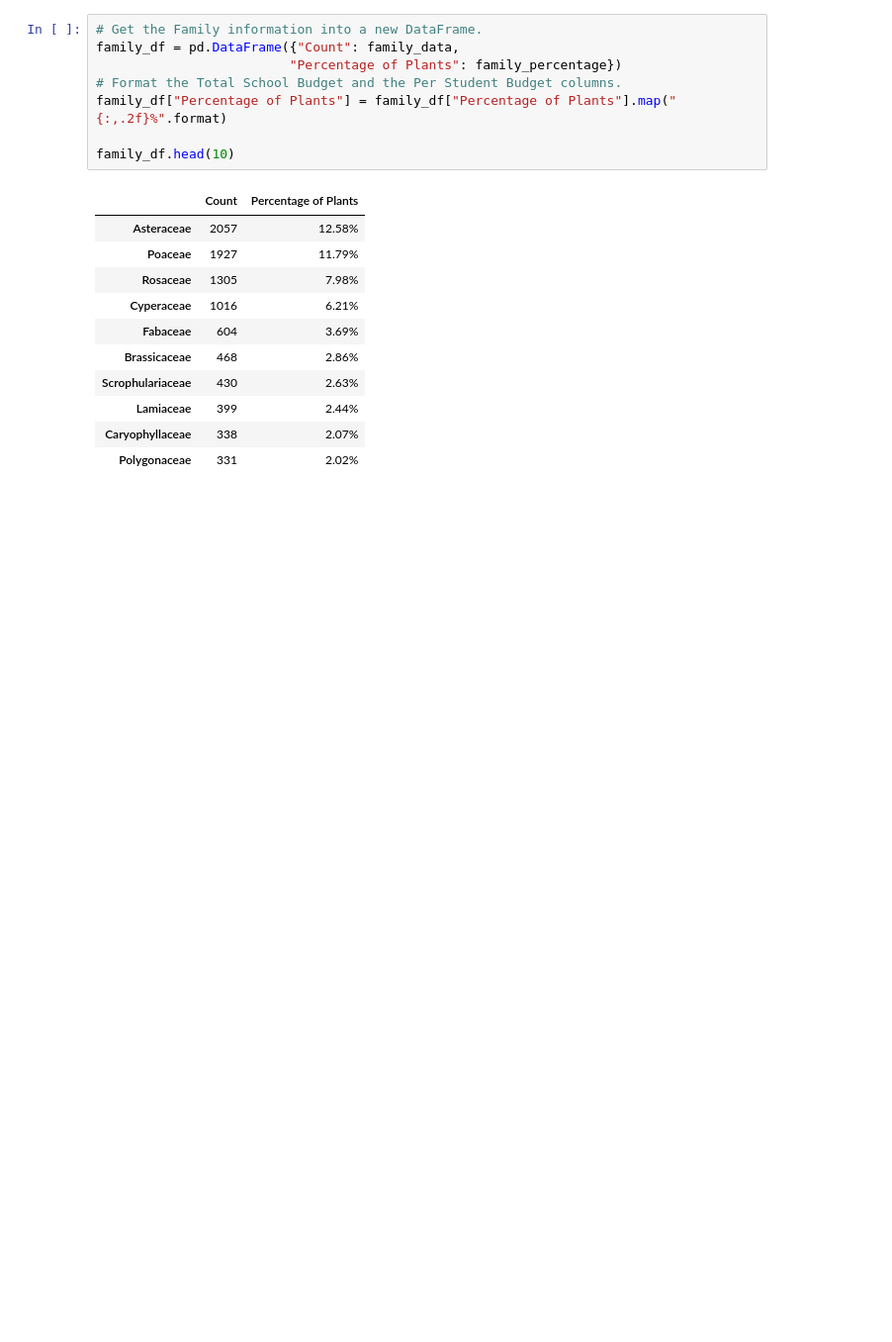
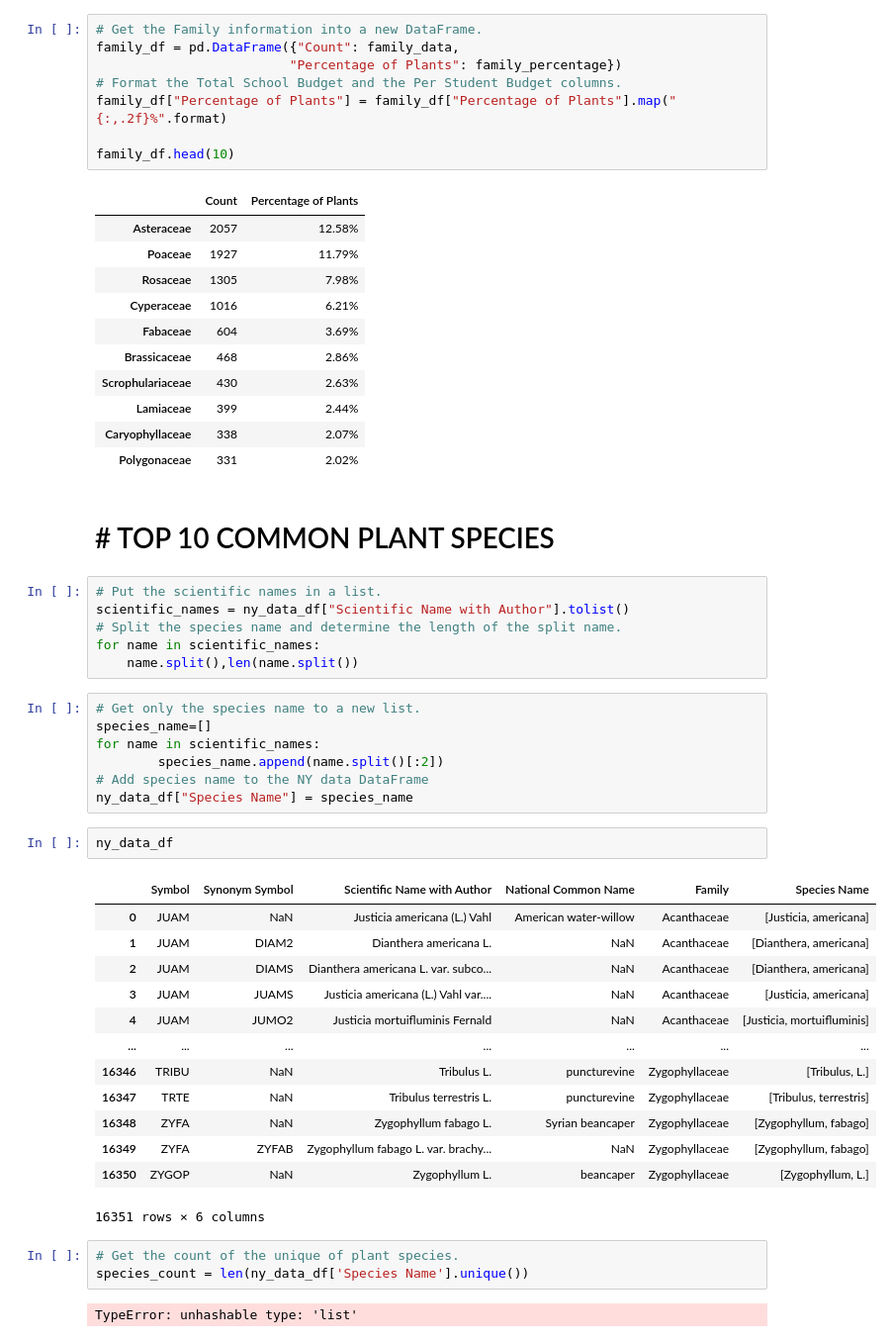
Before and after one commit to RuthLD/State_Plant_Analysis, a Jupyter notebook: State_Analysis_NY.ipynb, the cells around one changed output. Shown at 99% size. Cells and saved outputs as stored; diff of their text form; blank space fills up the shorter version.

Commit message:
Working on species info.

```diff
--- a/State_Analysis_NY.ipynb
+++ b/State_Analysis_NY.ipynb
@@ -127,3 +99,39 @@ family_df.head(10)
 | Lamiaceae | 399 | 2.44% |
 | Caryophyllaceae | 338 | 2.07% |
 | Polygonaceae | 331 | 2.02% |
+# %% [markdown]
+# # TOP 10 COMMON PLANT SPECIES
+# %%
+# Put the scientific names in a list.
+scientific_names = ny_data_df["Scientific Name with Author"].tolist()
+# Split the species name and determine the length of the split name.
+for name in scientific_names:
+    name.split(),len(name.split())
+# %%
+# Get only the species name to a new list.
+species_name=[]
+for name in scientific_names:
+        species_name.append(name.split()[:2])
+# Add species name to the NY data DataFrame
+ny_data_df["Species Name"] = species_name
+# %%
+ny_data_df
+# %% [output]
+|  | Symbol | Synonym Symbol | Scientific Name with Author | National Common Name | Family | Species Name |
+| 0 | JUAM | NaN | Justicia americana (L.) Vahl | American water-willow | Acanthaceae | [Justicia, americana] |
+| 1 | JUAM | DIAM2 | Dianthera americana L. | NaN | Acanthaceae | [Dianthera, americana] |
+| 2 | JUAM | DIAMS | Dianthera americana L. var. subco... | NaN | Acanthaceae | [Dianthera, americana] |
+| 3 | JUAM | JUAMS | Justicia americana (L.) Vahl var.... | NaN | Acanthaceae | [Justicia, americana] |
+| 4 | JUAM | JUMO2 | Justicia mortuifluminis Fernald | NaN | Acanthaceae | [Justicia, mortuifluminis] |
+| ... | ... | ... | ... | ... | ... | ... |
+| 16346 | TRIBU | NaN | Tribulus L. | puncturevine | Zygophyllaceae | [Tribulus, L.] |
+| 16347 | TRTE | NaN | Tribulus terrestris L. | puncturevine | Zygophyllaceae | [Tribulus, terrestris] |
+| 16348 | ZYFA | NaN | Zygophyllum fabago L. | Syrian beancaper | Zygophyllaceae | [Zygophyllum, fabago] |
+| 16349 | ZYFA | ZYFAB | Zygophyllum fabago L. var. brachy... | NaN | Zygophyllaceae | [Zygophyllum, fabago] |
+| 16350 | ZYGOP | NaN | Zygophyllum L. | beancaper | Zygophyllaceae | [Zygophyllum, L.] |
+16351 rows × 6 columns
+# %%
+# Get the count of the unique of plant species.
+species_count = len(ny_data_df['Species Name'].unique())
+# %% [output]
+TypeError: unhashable type: 'list'
```
Also changed, not shown: parts of 4 cells of this notebook, 3 other files.
